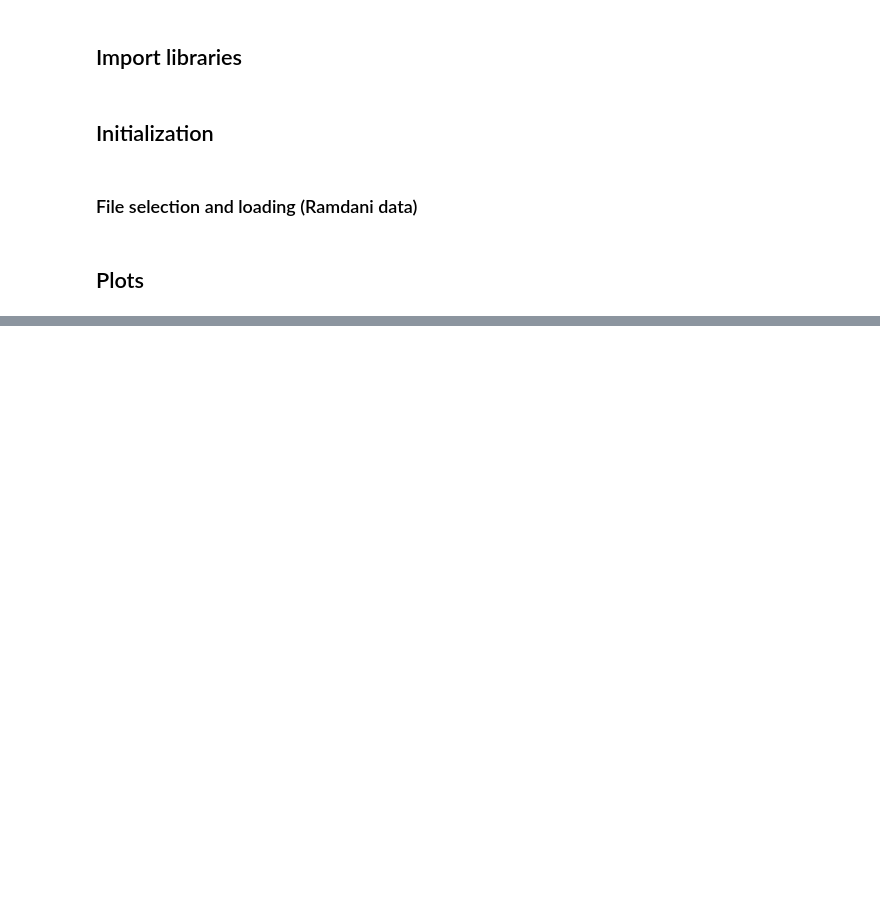
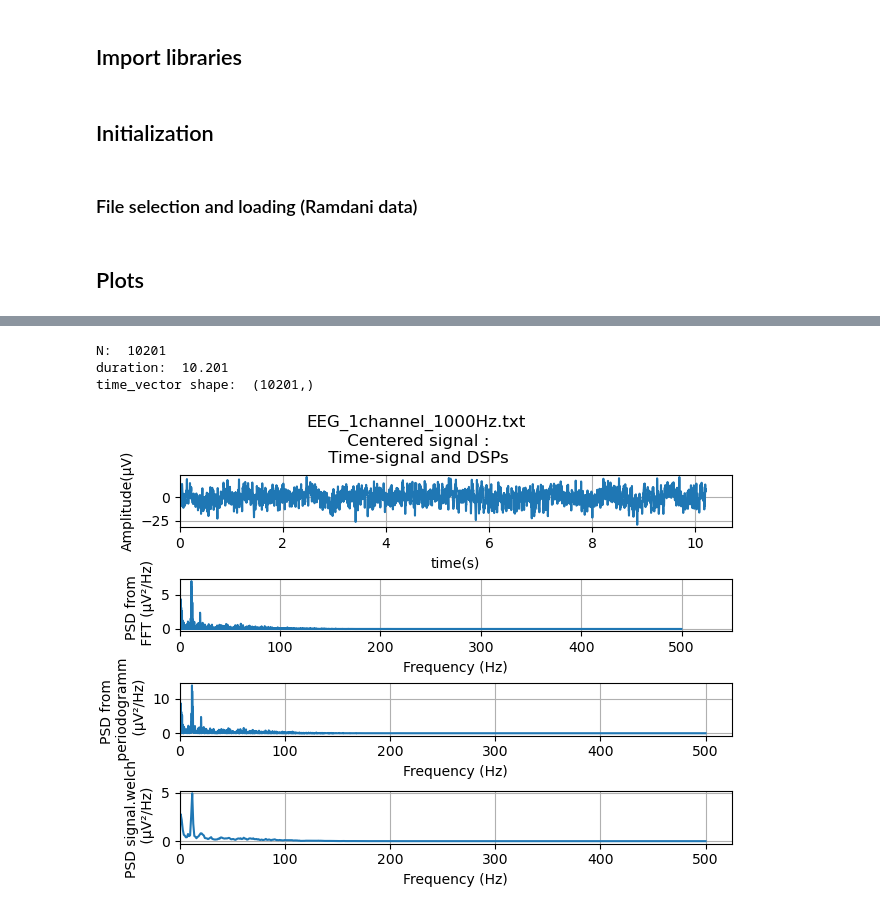
Before and after one commit to iwissemben/Stage_Signal_Physio, a Jupyter notebook: SRC/comparisons_1channel1000Hz.ipynb, the cells around one changed output, grey strips where cells are left out. Cells and saved outputs as stored; diff of their text form; code cells hidden in the pictures; blank space fills up the shorter version.

```diff
--- a/SRC/comparisons_1channel1000Hz.ipynb
+++ b/SRC/comparisons_1channel1000Hz.ipynb
@@ -36,2 +42,7 @@ plot_signal_time_dsps(EEG_amplitudes,sample_rate=Srate,signal_name=FILENAME)
 # %%
-plot_signal_time_dsps(EEG_amplitudes_centered,sample_rate=Srate,signal_name=FILENAME+" centered")
+plot_signal_time_dsps(EEG_amplitudes_centered,sample_rate=Srate,signal_name=FILENAME+"\n Centered signal")
+# %% [output]
+N:  10201
+duration:  10.201
+time_vector shape:  (10201,)
+[figure, added]
```
Also changed, not shown: parts of 1 cell of this notebook, 3 other files.
